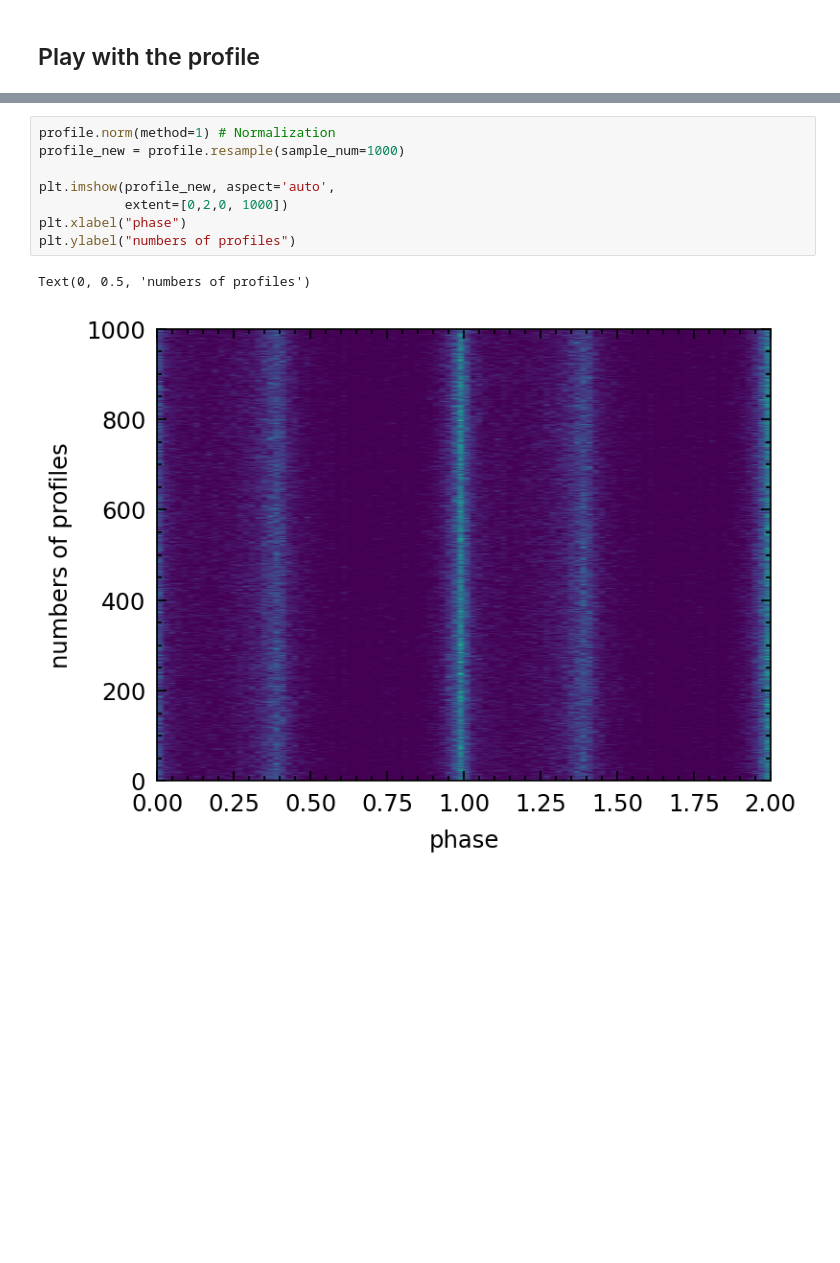
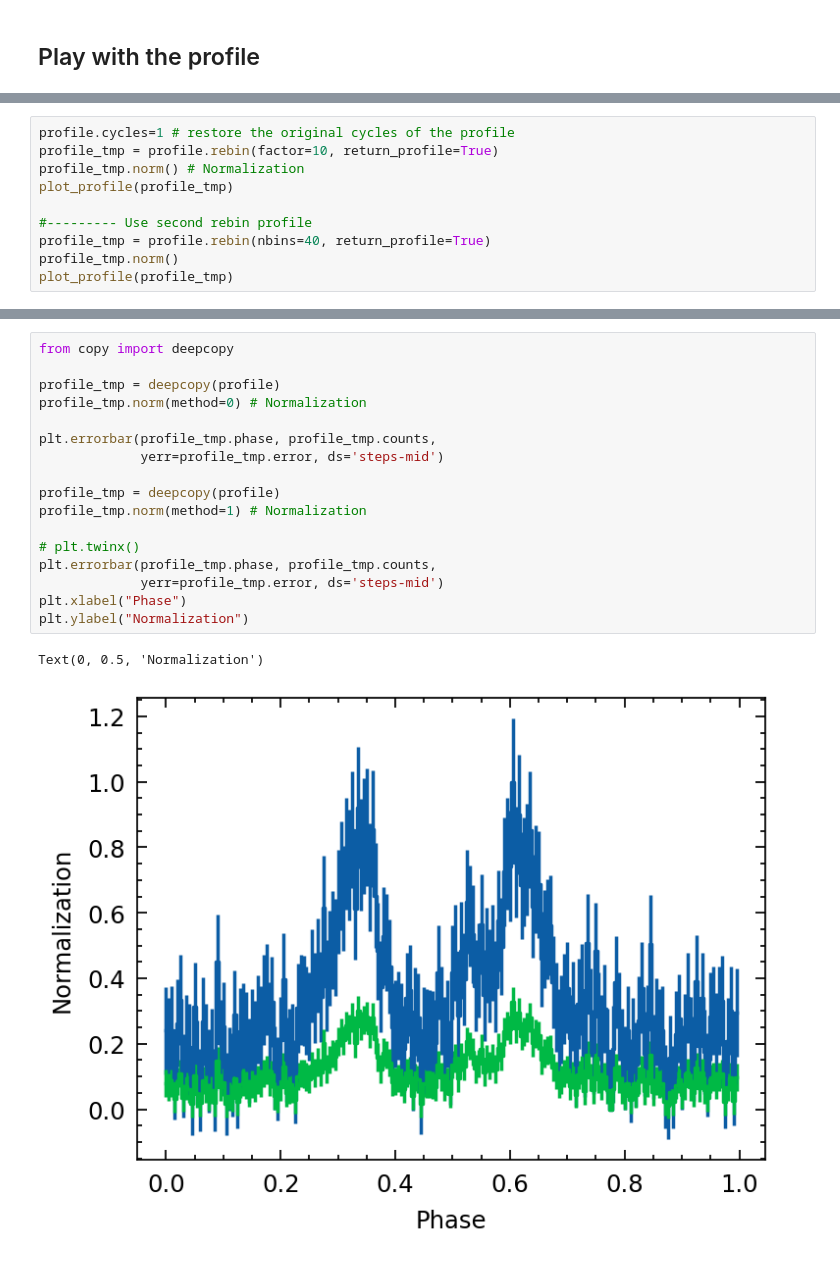
Before and after one commit to tuoyl/tat-pulsar, a Jupyter notebook: docs/notebooks/PulsarTimingAnalysis.ipynb, the cells around one changed output, grey strips where cells are left out. Saved outputs shown, nothing was run; the diff lists cells and outputs as text; blank space fills up the shorter version.

```diff
--- a/docs/notebooks/PulsarTimingAnalysis.ipynb
+++ b/docs/notebooks/PulsarTimingAnalysis.ipynb
@@ -135,0 +183,10 @@ Text(0, 0.5, 'Counts')
+# %%
+profile.cycles=1 # restore the original cycles of the profile
+profile_tmp = profile.rebin(factor=10, return_profile=True)
+profile_tmp.norm() # Normalization
+plot_profile(profile_tmp)
+
+#--------- Use second rebin profile
+profile_tmp = profile.rebin(nbins=40, return_profile=True)
+profile_tmp.norm()
+plot_profile(profile_tmp)
@@ -136,11 +219,20 @@ Text(0, 0.5, 'Counts')
 # %%
-profile.norm(method=1) # Normalization
-profile_new = profile.resample(sample_num=1000)
+from copy import deepcopy
 
-plt.imshow(profile_new, aspect='auto',
-           extent=[0,2,0, 1000])
-plt.xlabel("phase")
-plt.ylabel("numbers of profiles")
+profile_tmp = deepcopy(profile)
+profile_tmp.norm(method=0) # Normalization
+
+plt.errorbar(profile_tmp.phase, profile_tmp.counts,
+             yerr=profile_tmp.error, ds='steps-mid')
+
+profile_tmp = deepcopy(profile)
+profile_tmp.norm(method=1) # Normalization
+
+# plt.twinx()
+plt.errorbar(profile_tmp.phase, profile_tmp.counts,
+             yerr=profile_tmp.error, ds='steps-mid')
+plt.xlabel("Phase")
+plt.ylabel("Normalization")
 # %% [output]
-Text(0, 0.5, 'numbers of profiles')
+Text(0, 0.5, 'Normalization')
-[figure, old version]
+[figure, new version]
```
Also changed, not shown: parts of 10 cells of this notebook, 16 other files.
